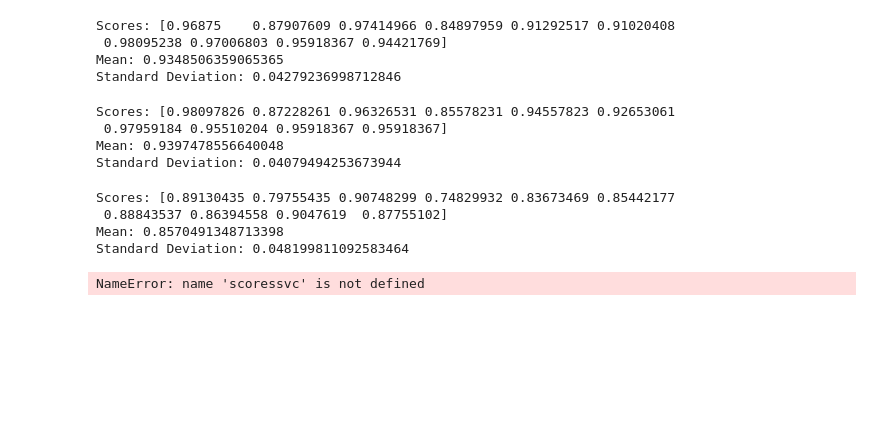
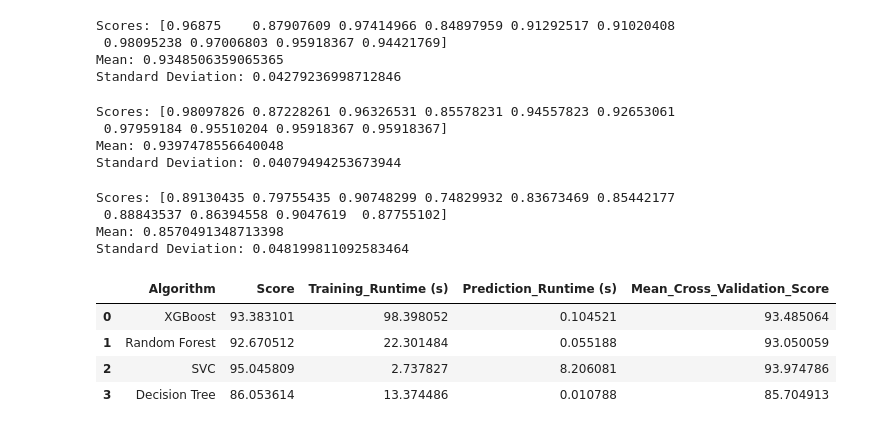
Before and after one commit to mosemb/HumanActivityRecognition, a Jupyter notebook: Har.ipynb, the cells around one changed output. Drawn from its saved outputs; the diff is of its cells as text; code cells hidden in the pictures; blank space fills up the shorter version.

```diff
--- a/Har.ipynb
+++ b/Har.ipynb
@@ -543,16 +543,20 @@ Mean: 0.8570491348713398
 Standard Deviation: 0.048199811092583464
 # %%
 results = pd.DataFrame({
-    'Model': [
+    'Algorithm': [
               'XGBoost', 'Random Forest', 'SVC', 'Decision Tree'],
     'Score': [acc_xgb, acc_rfc, acc_svc, acc_clf],
-    'Runtime_Training': [xgb_train_time, rfc_train_time,
+    'Training_Runtime (s)': [xgb_train_time, rfc_train_time,
                          svc_train_time,clf_train_time],
-    'Runtime_Prediction': [xgb_prediction_time, rfc_prediction_time,
+    'Prediction_Runtime (s)': [xgb_prediction_time, rfc_prediction_time,
                           svc_prediction_time,clf_prediction_time],
-    'Mean_Cross_Validation_Score': [scoresxgb.mean(),scoresrfc.mean(),scoressvc.mean(),scoresclf.mean()]
+    'Mean_Cross_Validation_Score': [scoresxgb.mean()*100,scoresrfc.mean()*100,scoressvc.mean()*100,scoresclf.mean()*100]
 })
 
 results
 # %% [output]
-NameError: name 'scoressvc' is not defined
+|  | Algorithm | Score | Training_Runtime (s) | Prediction_Runtime (s) | Mean_Cross_Validation_Score |
+| 0 | XGBoost | 93.383101 | 98.398052 | 0.104521 | 93.485064 |
+| 1 | Random Forest | 92.670512 | 22.301484 | 0.055188 | 93.050059 |
+| 2 | SVC | 95.045809 | 2.737827 | 8.206081 | 93.974786 |
+| 3 | Decision Tree | 86.053614 | 13.374486 | 0.010788 | 85.704913 |
```
Also changed, not shown: parts of 1 cell of this notebook.
